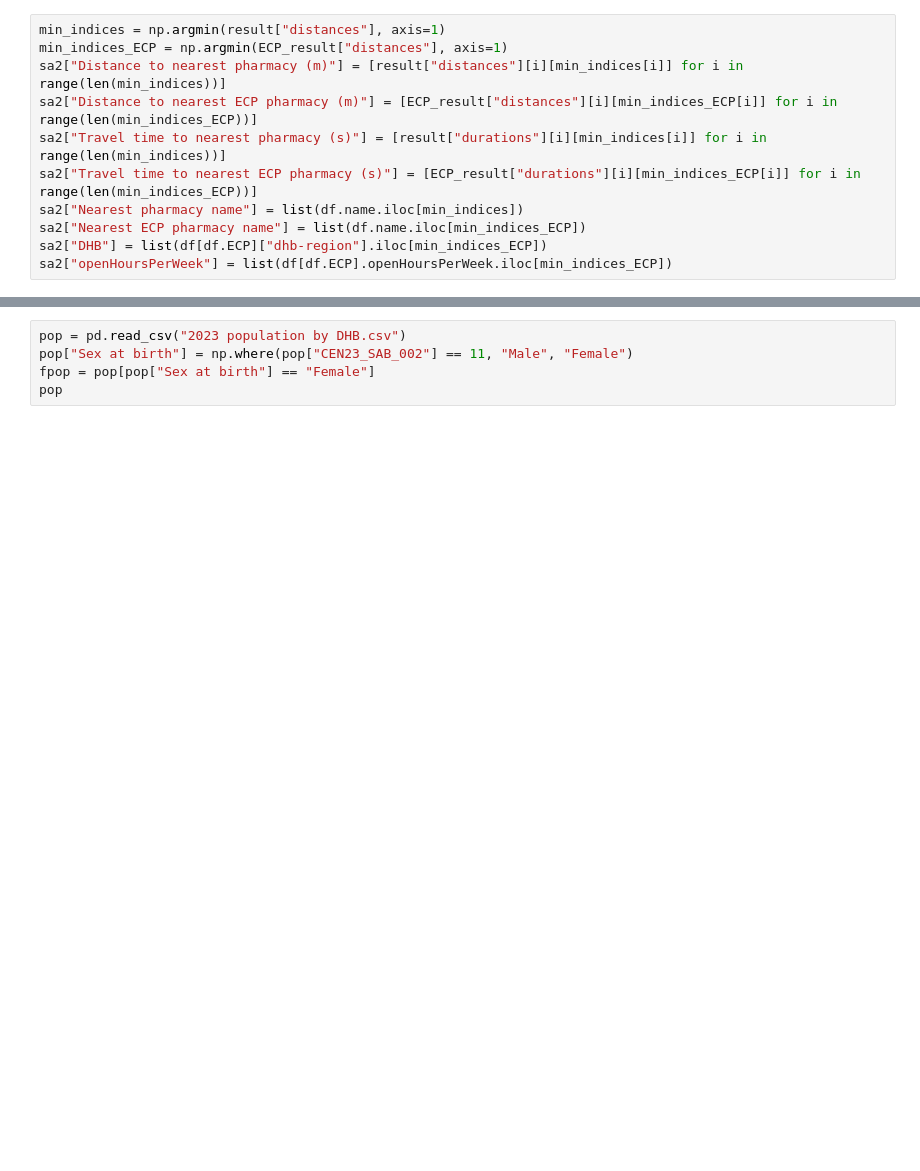
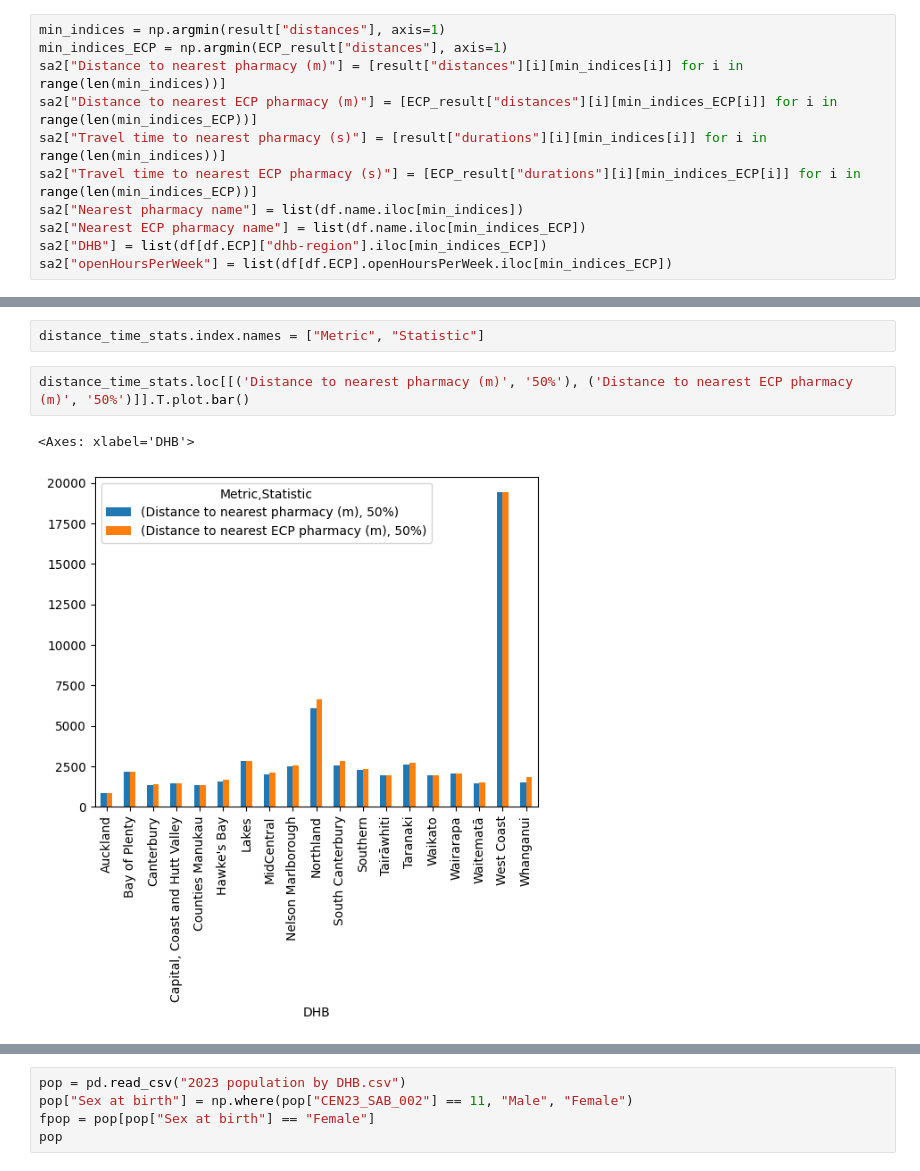
Before and after one commit to UoA-eResearch/healthpoint, a Jupyter notebook: ECP.ipynb, the cells around one changed output, grey strips where cells are left out. Saved outputs shown, nothing was run; the diff lists cells and outputs as text; blank space fills up the shorter version.

Commit message:
bar plots comparing distances

```diff
--- a/ECP.ipynb
+++ b/ECP.ipynb
@@ -244,3 +252,10 @@ distance_time_stats
 |  | 50% | 102.600000 | 222.300000 | 159.400000 | 160.500000 | 150.800000 | 180.100000 | ... |
 |  | 75% | 140.600000 | 545.200000 | 318.050000 | 246.175000 | 236.175000 | 374.025000 | ... |
 |  | max | 3175.500000 | 6458.100000 | 6936.500000 | 2591.800000 | 3319.400000 | 6643.200000 | ... |
+# %%
+distance_time_stats.index.names = ["Metric", "Statistic"]
+# %%
+distance_time_stats.loc[[('Distance to nearest pharmacy (m)', '50%'), ('Distance to nearest ECP pharmacy (m)', '50%')]].T.plot.bar()
+# %% [output]
+<Axes: xlabel='DHB'>
+[figure, added]
```
Also changed, not shown: parts of 5 cells of this notebook, 1 other file.
